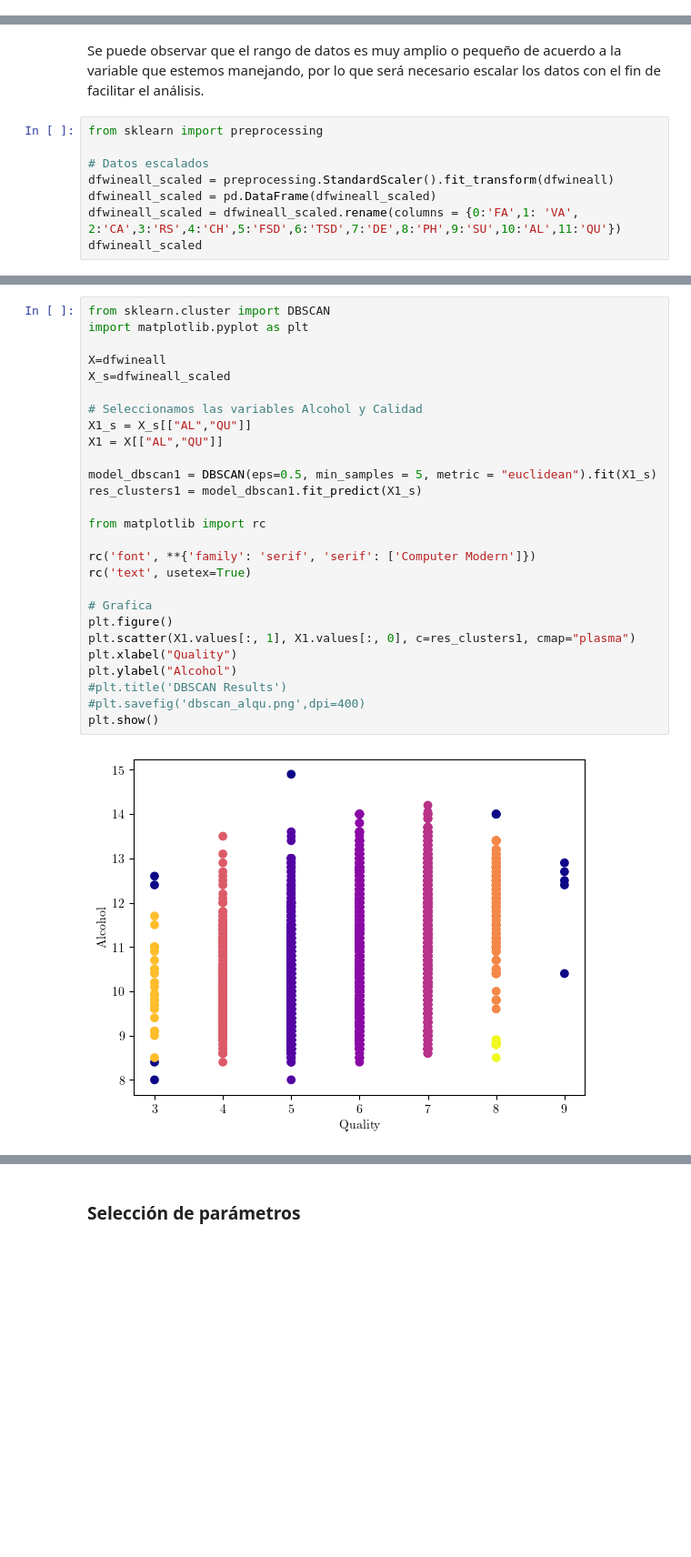
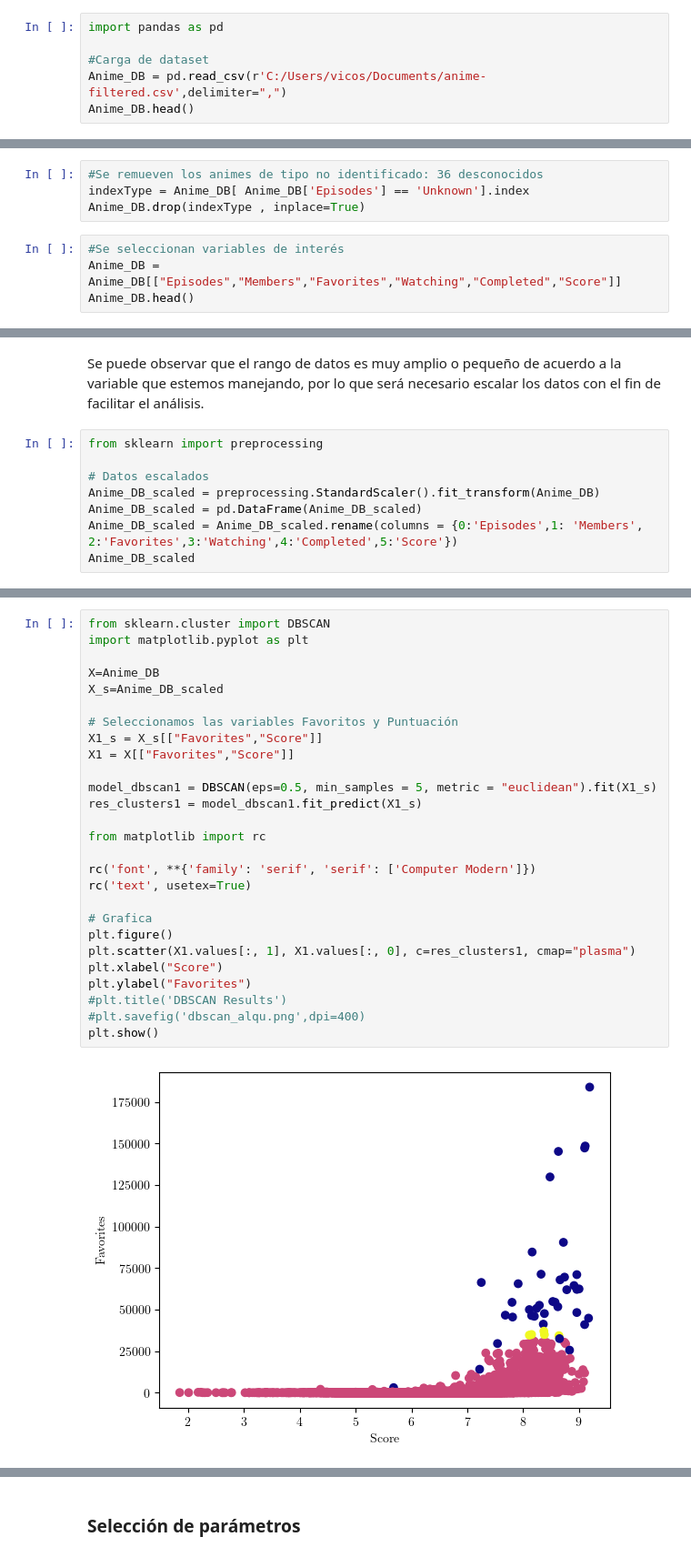
Before and after one commit to VicoSan07/DatosMasivos, a Jupyter notebook: DM_MachineLearning.ipynb, the cells around one changed output, grey strips where cells are left out. Shown: that part at 91% size. Drawn from its saved outputs; the diff is of its cells as text; blank space fills up the shorter version.

```diff
--- a/DM_MachineLearning.ipynb
+++ b/DM_MachineLearning.ipynb
@@ -89,0 +10,6 @@ dfwineall
+# %%
+import pandas as pd
+
+#Carga de dataset
+Anime_DB = pd.read_csv(r'C:/Users/vicos/Documents/anime-filtered.csv',delimiter=",")
+Anime_DB.head()
@@ -89,0 +24,8 @@ dfwineall
+# %%
+#Se remueven los animes de tipo no identificado: 36 desconocidos
+indexType = Anime_DB[ Anime_DB['Episodes'] == 'Unknown'].index
+Anime_DB.drop(indexType , inplace=True)
+# %%
+#Se seleccionan variables de interés
+Anime_DB = Anime_DB[["Episodes","Members","Favorites","Watching","Completed","Score"]]
+Anime_DB.head()
@@ -93,8 +42,8 @@ Se puede observar que el rango de datos es muy amplio o pequeño de acuerdo a la
 from sklearn import preprocessing
 
 # Datos escalados
-dfwineall_scaled = preprocessing.StandardScaler().fit_transform(dfwineall)
-dfwineall_scaled = pd.DataFrame(dfwineall_scaled)
-dfwineall_scaled = dfwineall_scaled.rename(columns = {0:'FA',1: 'VA', 2:'CA',3:'RS',4:'CH',5:'FSD',6:'TSD',7:'DE',8:'PH',9:'SU',10:'AL',11:'QU'})
-dfwineall_scaled
+Anime_DB_scaled = preprocessing.StandardScaler().fit_transform(Anime_DB)
+Anime_DB_scaled = pd.DataFrame(Anime_DB_scaled)
+Anime_DB_scaled = Anime_DB_scaled.rename(columns = {0:'Episodes',1: 'Members', 2:'Favorites',3:'Watching',4:'Completed',5:'Score'})
+Anime_DB_scaled
 # %% [output]
@@ -125,32 +74,32 @@ DBSCAN es considerado un algoritmo útil para la detección de outliers. Para ej
 # %%
 from sklearn.cluster import DBSCAN
 import matplotlib.pyplot as plt
 
-X=dfwineall
-X_s=dfwineall_scaled
+X=Anime_DB
+X_s=Anime_DB_scaled
 
-# Seleccionamos las variables Alcohol y Calidad
-X1_s = X_s[["AL","QU"]]
-X1 = X[["AL","QU"]]
+# Seleccionamos las variables Favoritos y Puntuación
+X1_s = X_s[["Favorites","Score"]]
+X1 = X[["Favorites","Score"]]
 
 model_dbscan1 = DBSCAN(eps=0.5, min_samples = 5, metric = "euclidean").fit(X1_s)
 res_clusters1 = model_dbscan1.fit_predict(X1_s)
 
 from matplotlib import rc
 
 rc('font', **{'family': 'serif', 'serif': ['Computer Modern']})
 rc('text', usetex=True)
 
 # Grafica
 plt.figure()
 plt.scatter(X1.values[:, 1], X1.values[:, 0], c=res_clusters1, cmap="plasma")
-plt.xlabel("Quality")
-plt.ylabel("Alcohol")
+plt.xlabel("Score")
+plt.ylabel("Favorites")
 #plt.title('DBSCAN Results')
 #plt.savefig('dbscan_alqu.png',dpi=400)
 plt.show()
 # %% [output]
-[figure, old version]
+[figure, new version]
 # %%
 import numpy as np
 
```
Also changed, not shown: parts of 30 cells of this notebook.
